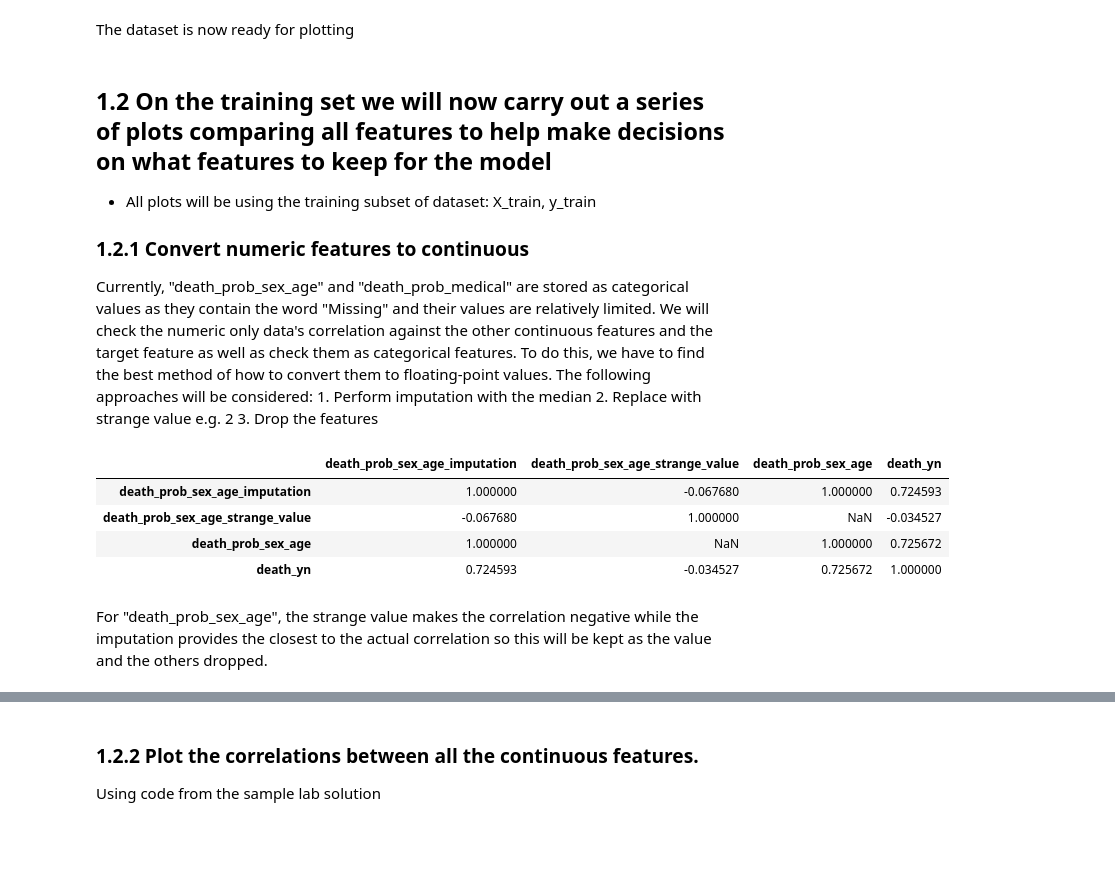
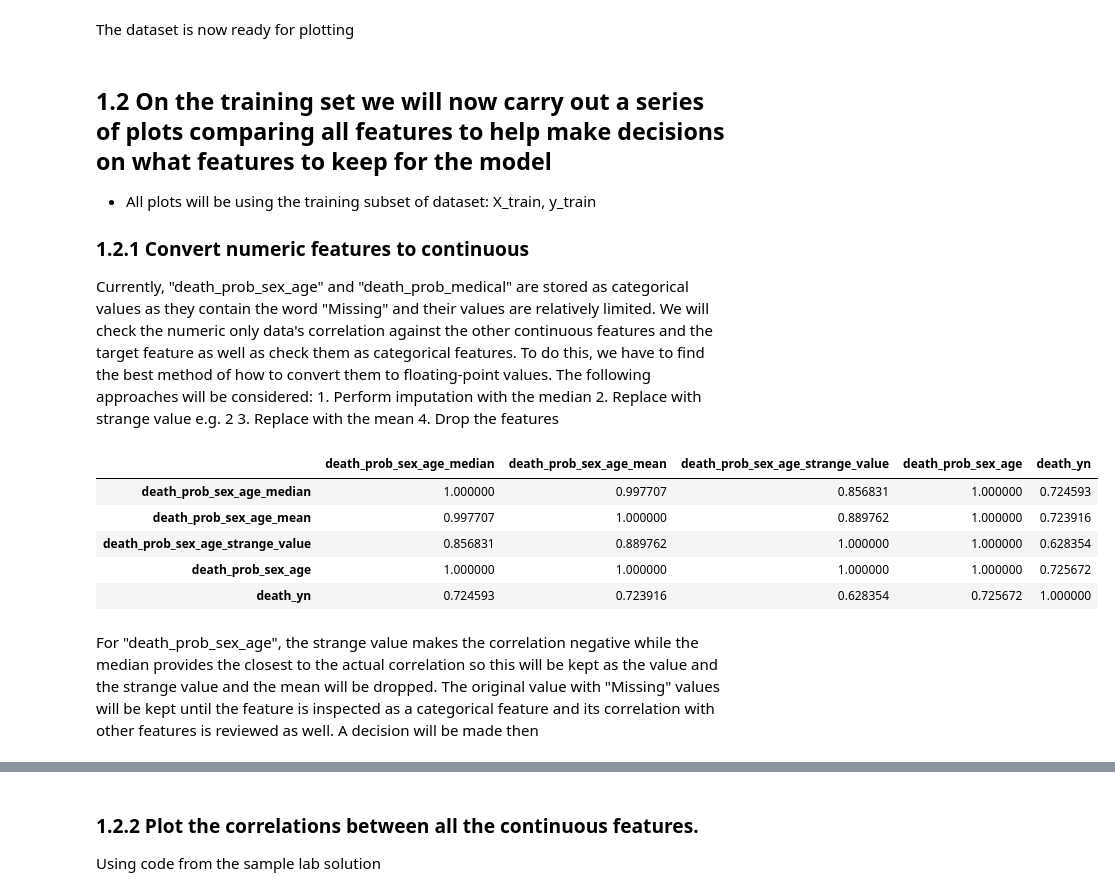
Before and after one commit to MichaelMoyles/MLCovid-19, a Jupyter notebook: 2022-Homework2-Notebook.ipynb, the cells around one changed output, grey strips where cells are left out. Cells and saved outputs as stored; diff of their text form; code cells hidden in the pictures; blank space fills up the shorter version.

```diff
--- a/2022-Homework2-Notebook.ipynb
+++ b/2022-Homework2-Notebook.ipynb
@@ -316,32 +316,36 @@ The dataset is now ready for plotting
 Currently, "death_prob_sex_age" and "death_prob_medical" are stored as categorical values as they contain the word "Missing" and their values are relatively limited. We will check the numeric only data's correlation against the other continuous features and the target feature as well as check them as categorical features. To do this, we have to find the best method of how to convert them to floating-point values. The following approaches will be considered:
     1. Perform imputation with the median
     2. Replace with strange value e.g. 2
-    3. Drop the features
+    3. Replace with the mean
+    4. Drop the features
 # %%
 corr_X_train = X_train.replace("Missing", np.nan)
 
 corr_X_train["death_prob_sex_age"] = corr_X_train["death_prob_sex_age"].astype('float64')
 
 # 1. Perform imputation with median
-corr_X_train['death_prob_sex_age_imputation'] = corr_X_train['death_prob_sex_age'].fillna(corr_X_train['death_prob_sex_age'].median()).astype('float64')
+corr_X_train['death_prob_sex_age_median'] = corr_X_train['death_prob_sex_age'].fillna(corr_X_train['death_prob_sex_age'].median())
 # 2. Replace with strange value e.g. 2
-corr_X_train['death_prob_sex_age_strange_value'] = corr_X_train['death_prob_sex_age'].fillna(2).astype('int64')
+corr_X_train['death_prob_sex_age_strange_value'] = corr_X_train['death_prob_sex_age'].fillna(2)
+# 3. Perform imputation with mean
+corr_X_train['death_prob_sex_age_mean'] = corr_X_train['death_prob_sex_age'].fillna(corr_X_train['death_prob_sex_age'].mean())
 # %%
 # death_yn will be mapped to 1 and 0 in order to perform correlations against it
 corr_y_train = pd.DataFrame(y_train["death_yn"].map({'Yes': 1, 'No': 0}))
 corr_y_train["death_yn"] = corr_y_train["death_yn"].astype('int64')
 
 df_corr_temp = pd.concat([corr_X_train, corr_y_train], axis=1, )
-df_prob = df_corr_temp[['death_prob_sex_age_imputation','death_prob_sex_age_strange_value', 'death_prob_sex_age', 'death_yn']].corr()
+df_prob = df_corr_temp[['death_prob_sex_age_median','death_prob_sex_age_mean','death_prob_sex_age_strange_value', 'death_prob_sex_age', 'death_yn']].corr()
 df_prob
 # %% [output]
-|  | death_prob_sex_age_imputation | death_prob_sex_age_strange_value | death_prob_sex_age | death_yn |
-| death_prob_sex_age_imputation | 1.000000 | -0.067680 | 1.000000 | 0.724593 |
-| death_prob_sex_age_strange_value | -0.067680 | 1.000000 | NaN | -0.034527 |
-| death_prob_sex_age | 1.000000 | NaN | 1.000000 | 0.725672 |
-| death_yn | 0.724593 | -0.034527 | 0.725672 | 1.000000 |
+|  | death_prob_sex_age_median | death_prob_sex_age_mean | death_prob_sex_age_strange_value | death_prob_sex_age | death_yn |
+| death_prob_sex_age_median | 1.000000 | 0.997707 | 0.856831 | 1.000000 | 0.724593 |
+| death_prob_sex_age_mean | 0.997707 | 1.000000 | 0.889762 | 1.000000 | 0.723916 |
+| death_prob_sex_age_strange_value | 0.856831 | 0.889762 | 1.000000 | 1.000000 | 0.628354 |
+| death_prob_sex_age | 1.000000 | 1.000000 | 1.000000 | 1.000000 | 0.725672 |
+| death_yn | 0.724593 | 0.723916 | 0.628354 | 0.725672 | 1.000000 |
 # %% [markdown]
-For "death_prob_sex_age", the strange value makes the correlation negative while the imputation provides the closest to the actual correlation so this will be kept as the value and the others dropped.
+For "death_prob_sex_age", the strange value makes the correlation negative while the median provides the closest to the actual correlation so this will be kept as the value and the strange value and the mean will be dropped. The original value with "Missing" values will be kept until the feature is inspected as a categorical feature and its correlation with other features is reviewed as well. A decision will be made then
 # %%
 corr_X_train["death_prob_medical"] = corr_X_train["death_prob_medical"].astype('float64')
 
```
Also changed, not shown: parts of 33 cells of this notebook.
